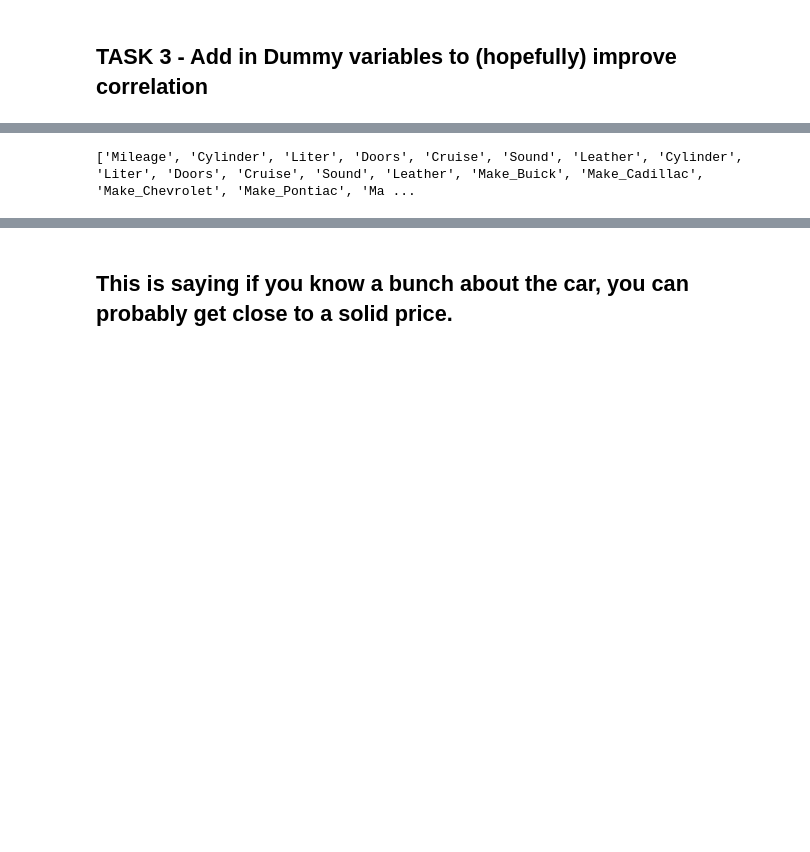
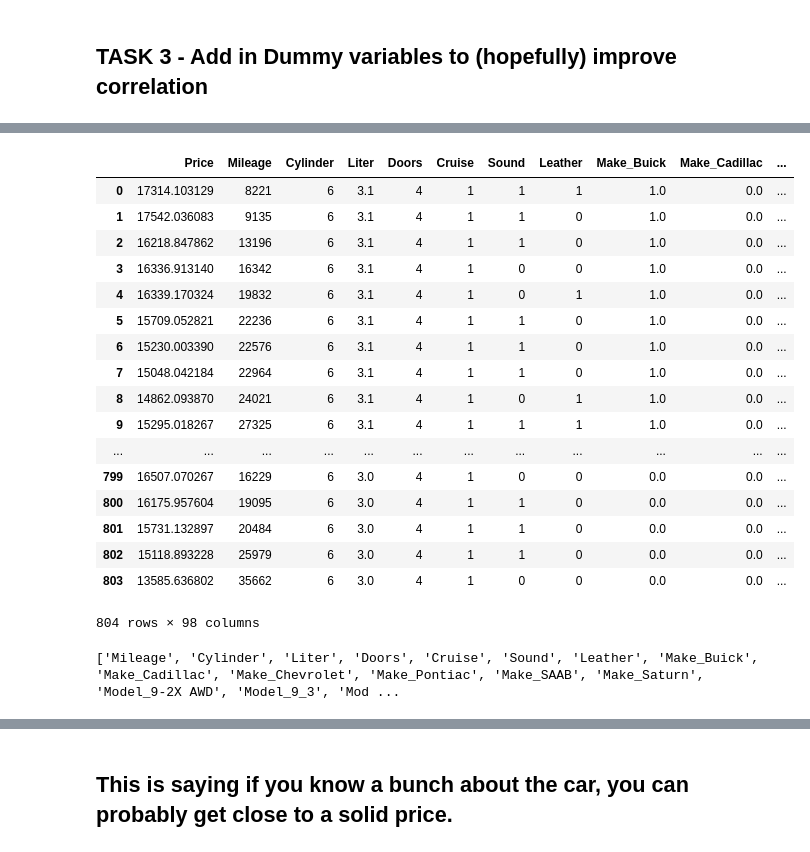
Before and after one commit to TRIYGH/car-worth-linear-regression, a Jupyter notebook: car-worth.ipynb, the cells around one changed output, grey strips where cells are left out. Cells and saved outputs as stored; diff of their text form; code cells hidden in the pictures; blank space fills up the shorter version.

Commit message:
fixed trim data error

```diff
--- a/car-worth.ipynb
+++ b/car-worth.ipynb
@@ -108,11 +170,31 @@ car_type = pd.get_dummies(car_data['Type'])
 # %%
-new_data = pd.get_dummies(car_data, dummy_na=True)
+another_test = pd.get_dummies(car_data, dummy_na=False)
+another_test
+# %% [output]
+|  | Price | Mileage | Cylinder | Liter | Doors | Cruise | Sound | Leather | Make_Buick | Make_Cadillac | ... |
+| 0 | 17314.103129 | 8221 | 6 | 3.1 | 4 | 1 | 1 | 1 | 1.0 | 0.0 | ... |
+| 1 | 17542.036083 | 9135 | 6 | 3.1 | 4 | 1 | 1 | 0 | 1.0 | 0.0 | ... |
+| 2 | 16218.847862 | 13196 | 6 | 3.1 | 4 | 1 | 1 | 0 | 1.0 | 0.0 | ... |
+| 3 | 16336.913140 | 16342 | 6 | 3.1 | 4 | 1 | 0 | 0 | 1.0 | 0.0 | ... |
+| 4 | 16339.170324 | 19832 | 6 | 3.1 | 4 | 1 | 0 | 1 | 1.0 | 0.0 | ... |
+| 5 | 15709.052821 | 22236 | 6 | 3.1 | 4 | 1 | 1 | 0 | 1.0 | 0.0 | ... |
+| 6 | 15230.003390 | 22576 | 6 | 3.1 | 4 | 1 | 1 | 0 | 1.0 | 0.0 | ... |
+| 7 | 15048.042184 | 22964 | 6 | 3.1 | 4 | 1 | 1 | 0 | 1.0 | 0.0 | ... |
+| 8 | 14862.093870 | 24021 | 6 | 3.1 | 4 | 1 | 0 | 1 | 1.0 | 0.0 | ... |
+| 9 | 15295.018267 | 27325 | 6 | 3.1 | 4 | 1 | 1 | 1 | 1.0 | 0.0 | ... |
+| ... | ... | ... | ... | ... | ... | ... | ... | ... | ... | ... | ... |
+| 799 | 16507.070267 | 16229 | 6 | 3.0 | 4 | 1 | 0 | 0 | 0.0 | 0.0 | ... |
+| 800 | 16175.957604 | 19095 | 6 | 3.0 | 4 | 1 | 1 | 0 | 0.0 | 0.0 | ... |
+| 801 | 15731.132897 | 20484 | 6 | 3.0 | 4 | 1 | 1 | 0 | 0.0 | 0.0 | ... |
+| 802 | 15118.893228 | 25979 | 6 | 3.0 | 4 | 1 | 1 | 0 | 0.0 | 0.0 | ... |
+| 803 | 13585.636802 | 35662 | 6 | 3.0 | 4 | 1 | 0 | 0 | 0.0 | 0.0 | ... |
+804 rows × 98 columns
 # %%
-for each in new_data:
-    columns.append(each)
-columns.pop()              #delete the column called Type_NaN
-columns.pop(7)             #delete the Price column
-print(columns)
+cols_to_expand = []
+for each in another_test:
+    cols_to_expand.append(each)
+cols_to_expand.pop(0)                     #delete the Price column
+print(cols_to_expand)
 # %% [output]
-['Mileage', 'Cylinder', 'Liter', 'Doors', 'Cruise', 'Sound', 'Leather', 'Cylinder', 'Liter', 'Doors', 'Cruise', 'Sound', 'Leather', 'Make_Buick', 'Make_Cadillac', 'Make_Chevrolet', 'Make_Pontiac', 'Ma ...
+['Mileage', 'Cylinder', 'Liter', 'Doors', 'Cruise', 'Sound', 'Leather', 'Make_Buick', 'Make_Cadillac', 'Make_Chevrolet', 'Make_Pontiac', 'Make_SAAB', 'Make_Saturn', 'Model_9-2X AWD', 'Model_9_3', 'Mod ...
 # %%
```
Also changed, not shown: parts of 11 cells of this notebook.
